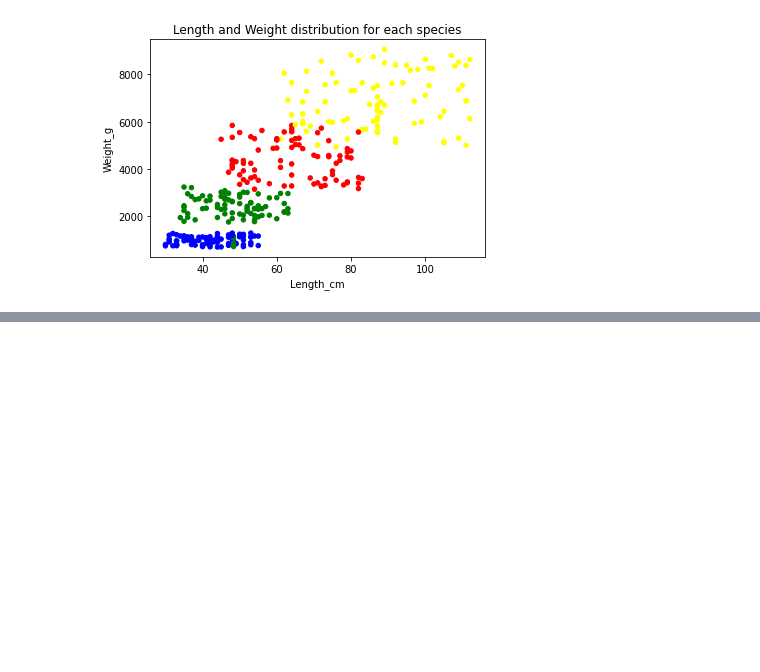
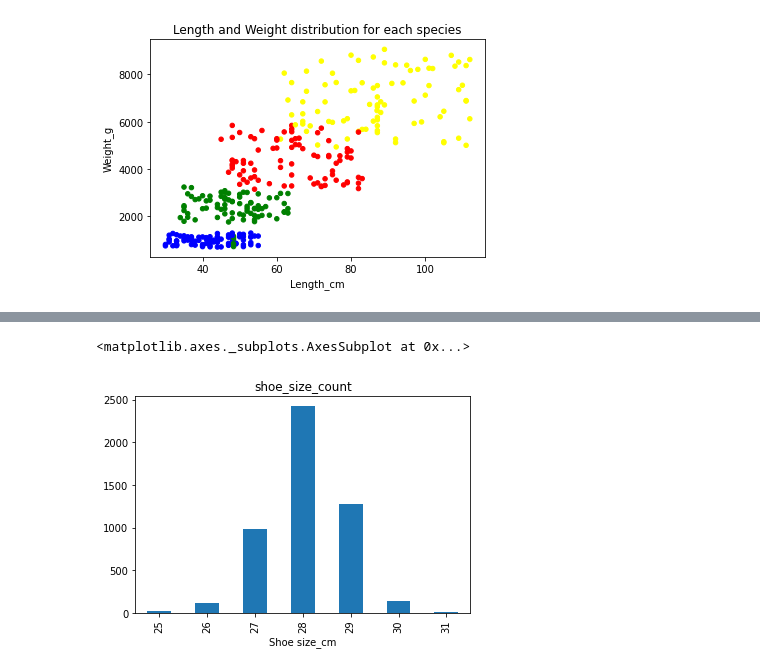
Before and after one commit to Hero0963/data-science-, a Jupyter notebook: data_science_ch06.ipynb, the cells around one changed output, grey strips where cells are left out. Saved outputs shown, nothing was run; the diff lists cells and outputs as text; code cells hidden in the pictures; blank space fills up the shorter version.

```diff
--- a/data_science_ch06.ipynb
+++ b/data_science_ch06.ipynb
@@ -133,0 +343,6 @@ df.to_csv('/content/MyGoogleDrive/My Drive/Colab Notebooks/Python_Data_Science/p
+# %%
+filter_male=df['Gender']==1
+df[filter_male].groupby(['Shoe size_cm'])['ID'].count().plot(kind='bar',title='shoe_size_count')
+# %% [output]
+<matplotlib.axes._subplots.AxesSubplot at 0x...>
+[figure, added]
```
Also changed, not shown: parts of 13 cells of this notebook.
